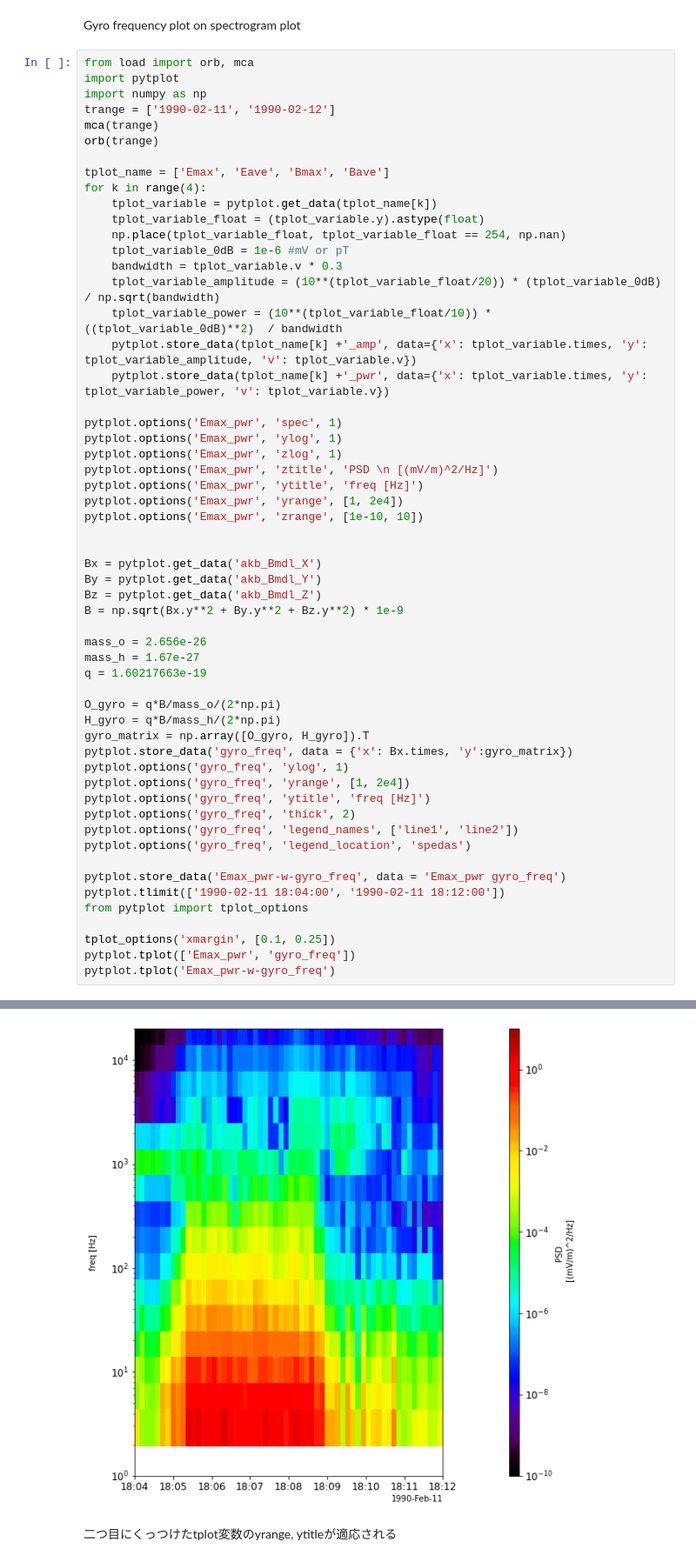
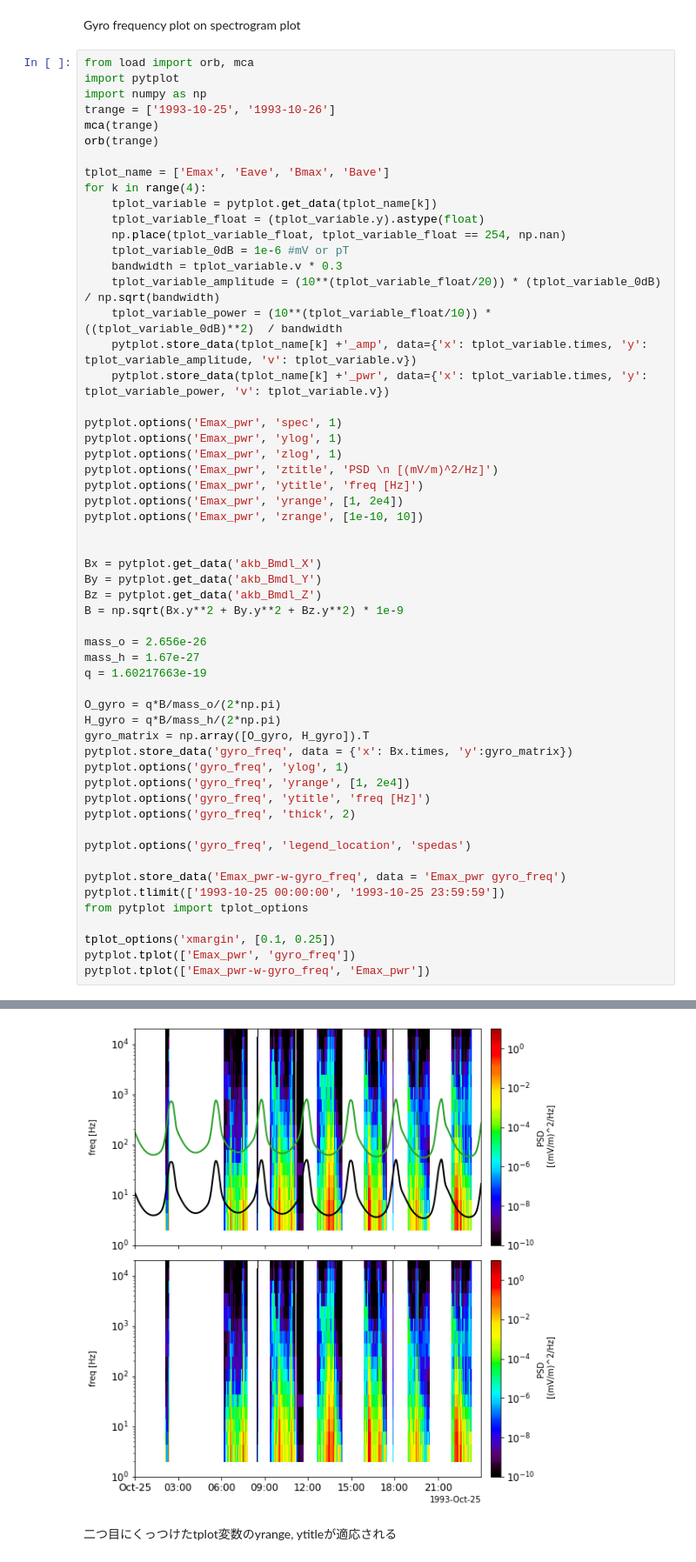
Before and after one commit to shuji-onosawa/Akebono_analysis_old, a Jupyter notebook: VLF_mca/memo.ipynb, the cells around one changed output, grey strips where cells are left out. Shown at 87% size. Saved outputs shown, nothing was run; the diff lists cells and outputs as text.

Commit message:
mca plot revice

```diff
--- a/VLF_mca/memo.ipynb
+++ b/VLF_mca/memo.ipynb
@@ -291,7 +291,7 @@ Gyro frequency plot on spectrogram plot
 from load import orb, mca
 import pytplot
 import numpy as np
-trange = ['1990-02-11', '1990-02-12']
+trange = ['1993-10-25', '1993-10-26']
 mca(trange)
 orb(trange)
 
@@ -333,14 +333,14 @@ pytplot.options('gyro_freq', 'ylog', 1)
 pytplot.options('gyro_freq', 'yrange', [1, 2e4])
 pytplot.options('gyro_freq', 'ytitle', 'freq [Hz]')
 pytplot.options('gyro_freq', 'thick', 2)
-pytplot.options('gyro_freq', 'legend_names', ['line1', 'line2'])
+
 pytplot.options('gyro_freq', 'legend_location', 'spedas')
 
 pytplot.store_data('Emax_pwr-w-gyro_freq', data = 'Emax_pwr gyro_freq')
-pytplot.tlimit(['1990-02-11 18:04:00', '1990-02-11 18:12:00'])
+pytplot.tlimit(['1993-10-25 00:00:00', '1993-10-25 23:59:59'])
 from pytplot import tplot_options
 
 tplot_options('xmargin', [0.1, 0.25])
 pytplot.tplot(['Emax_pwr', 'gyro_freq'])
-pytplot.tplot('Emax_pwr-w-gyro_freq')
+pytplot.tplot(['Emax_pwr-w-gyro_freq', 'Emax_pwr'])
 # %% [output]
@@ -349,4 +348,4 @@ Problem with the number of line colors specified
-[figure, old version]
+[figure, new version]
 # %% [markdown]
 二つ目にくっつけたtplot変数のyrange, ytitleが適応される
 # %%
```
Also changed, not shown: parts of 1 cell of this notebook, 7 other files.
